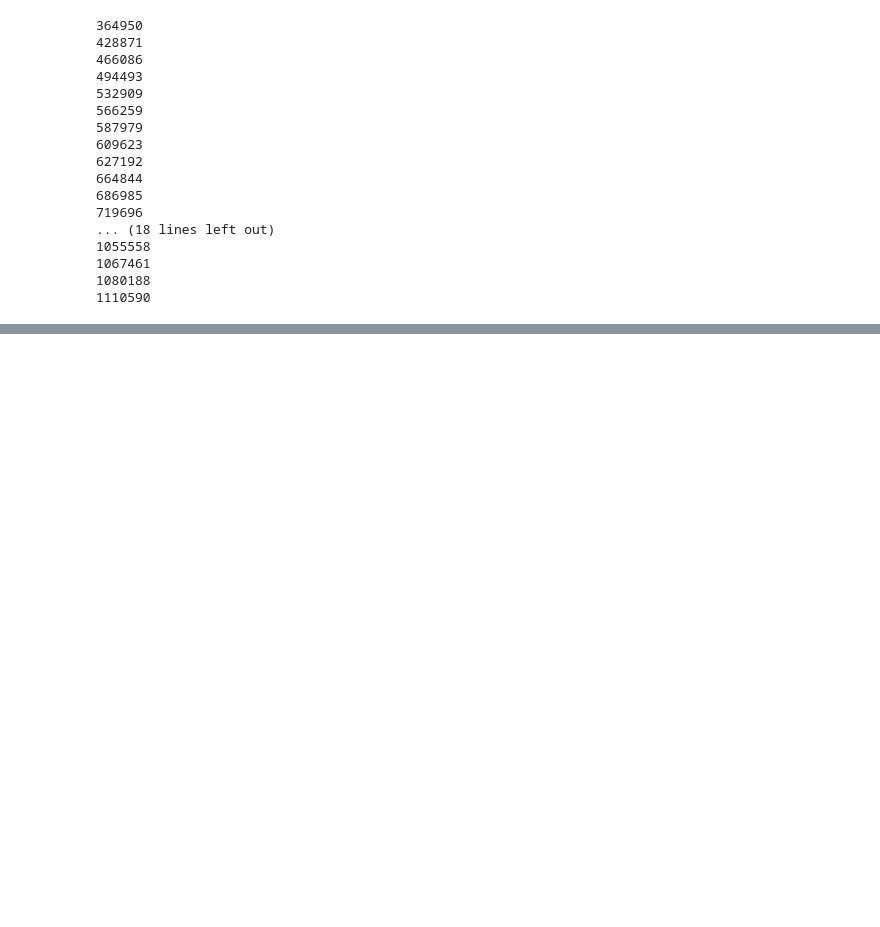
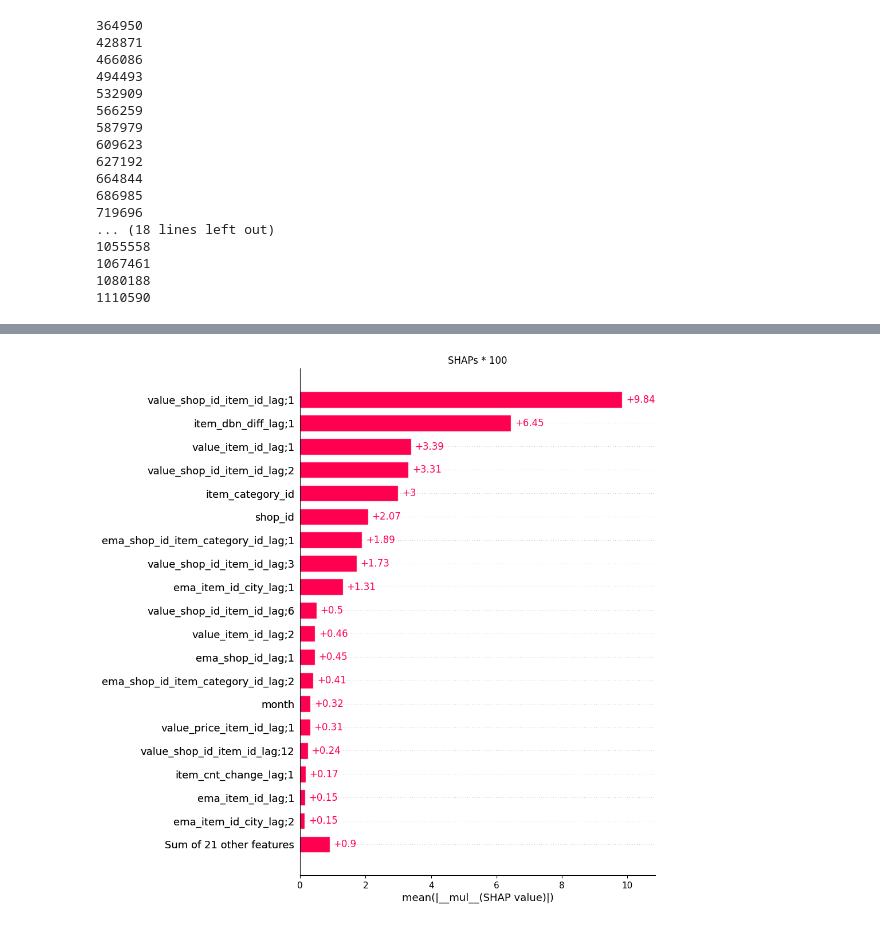
Before and after one commit to valera2444/FutureSalesPrediction, a Jupyter notebook: validation/shaps.ipynb, the cells around one changed output, grey strips where cells are left out. Drawn from its saved outputs; the diff is of its cells as text; code cells hidden in the pictures; blank space fills up the shorter version.

```diff
--- a/validation/shaps.ipynb
+++ b/validation/shaps.ipynb
@@ -585,2 +687,7 @@ shap.plots.beeswarm(shaps, max_display=12)
+# %%
+plt.title('SHAPs * 100')
+shap.plots.bar(shaps * 100, max_display=20)
+# %% [output]
+[figure, added]
 # %%
 shap.initjs()
```
Also changed, not shown: parts of 11 cells of this notebook, 2 other files.
